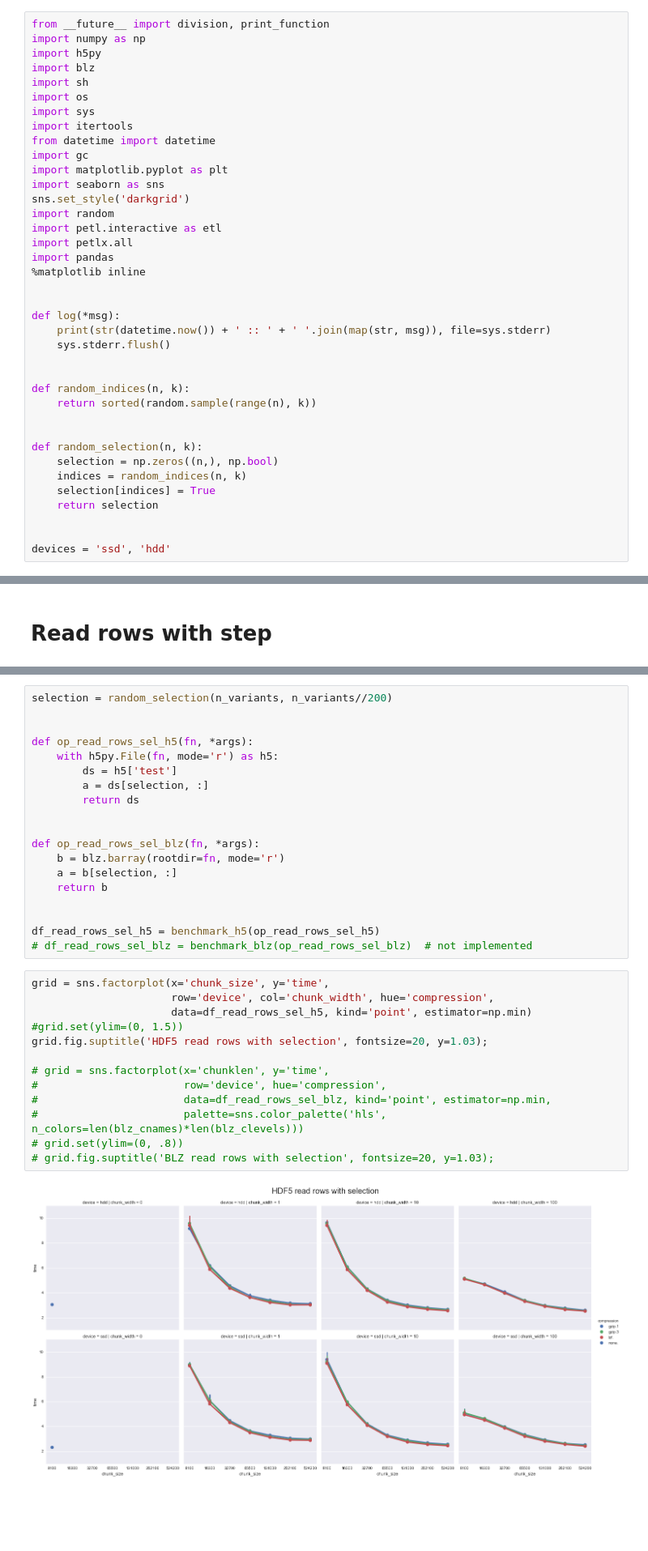
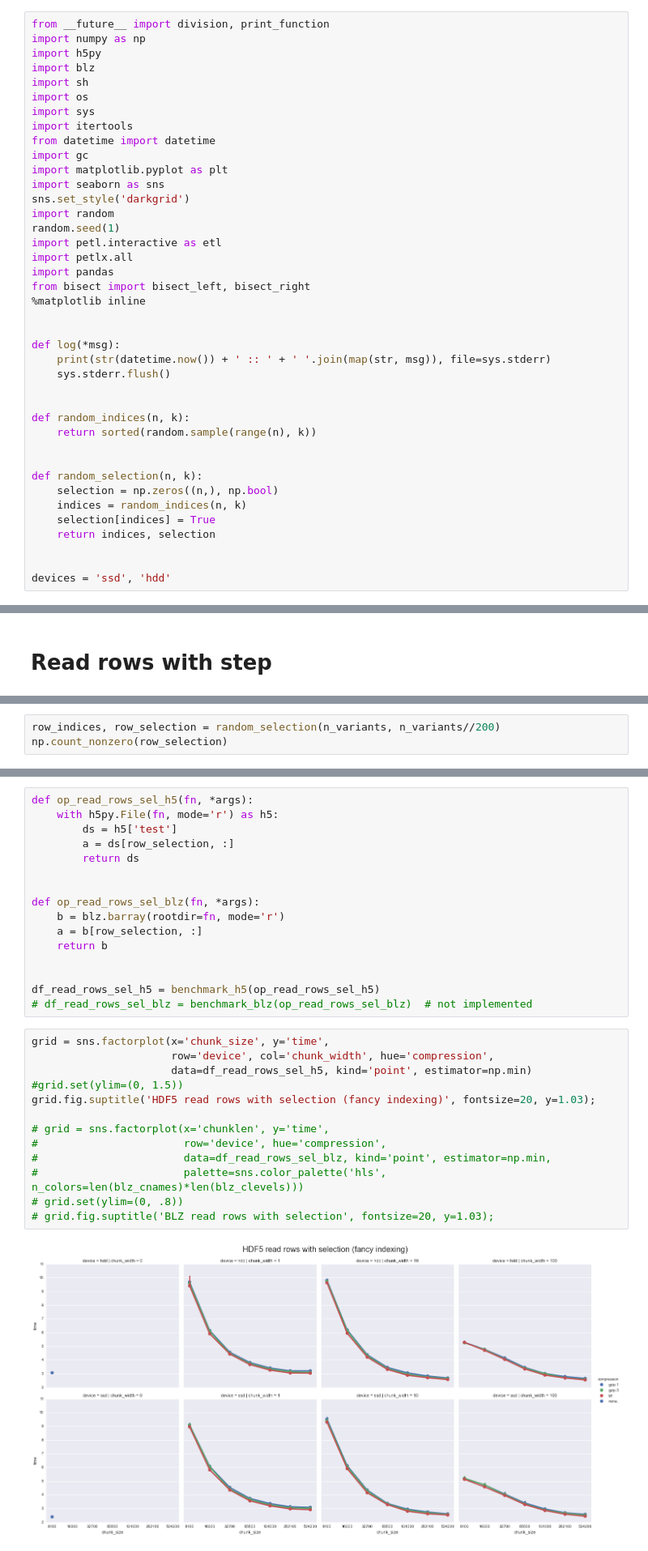
Before and after one commit to kochunov/Testing-HDF5-format-for-whole-genome-sequence-storage, a Jupyter notebook: benchmark_hdf5_blz.ipynb, the cells around one changed output, grey strips where cells are left out. Shown at 81% size. Drawn from its saved outputs; the diff is of its cells as text; blank space fills up the shorter version.

Commit message:
alternative selections

```diff
--- a/benchmark_hdf5_blz.ipynb
+++ b/benchmark_hdf5_blz.ipynb
@@ -37,9 +37,11 @@ import matplotlib.pyplot as plt
 import seaborn as sns
 sns.set_style('darkgrid')
 import random
+random.seed(1)
 import petl.interactive as etl
 import petlx.all
 import pandas
+from bisect import bisect_left, bisect_right
 %matplotlib inline
 
 
@@ -56,7 +58,7 @@ def random_selection(n, k):
     selection = np.zeros((n,), np.bool)
     indices = random_indices(n, k)
     selection[indices] = True
-    return selection
+    return indices, selection
 
 
 devices = 'ssd', 'hdd'
@@ -408,0 +411,3 @@ grid.fig.suptitle('BLZ read rows with step', fontsize=20, y=1.03);
+# %%
+row_indices, row_selection = random_selection(n_variants, n_variants//200)
+np.count_nonzero(row_selection)
@@ -409,17 +416,14 @@ grid.fig.suptitle('BLZ read rows with step', fontsize=20, y=1.03);
 # %%
-selection = random_selection(n_variants, n_variants//200)
-
-
 def op_read_rows_sel_h5(fn, *args):
     with h5py.File(fn, mode='r') as h5:
         ds = h5['test']
-        a = ds[selection, :]
+        a = ds[row_selection, :]
         return ds
 
 
 def op_read_rows_sel_blz(fn, *args):
     b = blz.barray(rootdir=fn, mode='r')
-    a = b[selection, :]
+    a = b[row_selection, :]
     return b
 
 
@@ -428,15 +432,15 @@ df_read_rows_sel_h5 = benchmark_h5(op_read_rows_sel_h5)
 # %%
 grid = sns.factorplot(x='chunk_size', y='time',
                       row='device', col='chunk_width', hue='compression',
                       data=df_read_rows_sel_h5, kind='point', estimator=np.min)
 #grid.set(ylim=(0, 1.5))
-grid.fig.suptitle('HDF5 read rows with selection', fontsize=20, y=1.03);
+grid.fig.suptitle('HDF5 read rows with selection (fancy indexing)', fontsize=20, y=1.03);
 
 # grid = sns.factorplot(x='chunklen', y='time',
 #                       row='device', hue='compression',
 #                       data=df_read_rows_sel_blz, kind='point', estimator=np.min,
 #                       palette=sns.color_palette('hls', n_colors=len(blz_cnames)*len(blz_clevels)))
 # grid.set(ylim=(0, .8))
 # grid.fig.suptitle('BLZ read rows with selection', fontsize=20, y=1.03);
 # %% [output]
-[figure, old version]
+[figure, new version]
```
Also changed, not shown: parts of 25 cells of this notebook.
